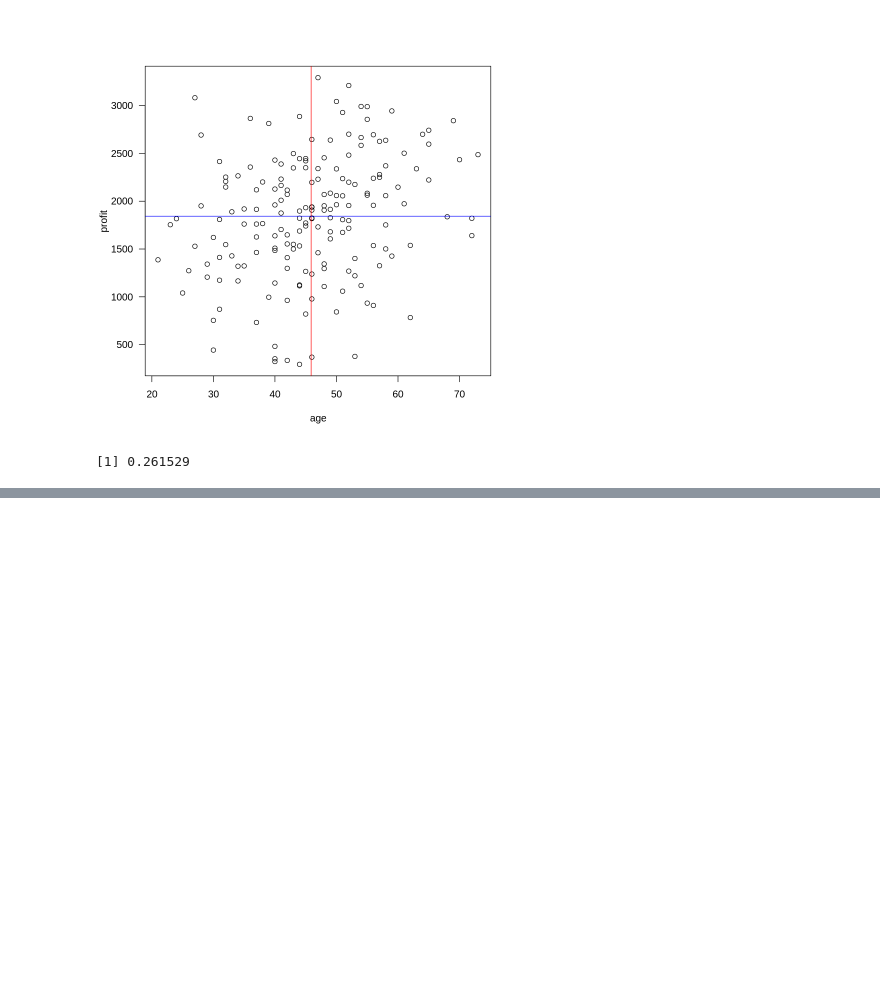
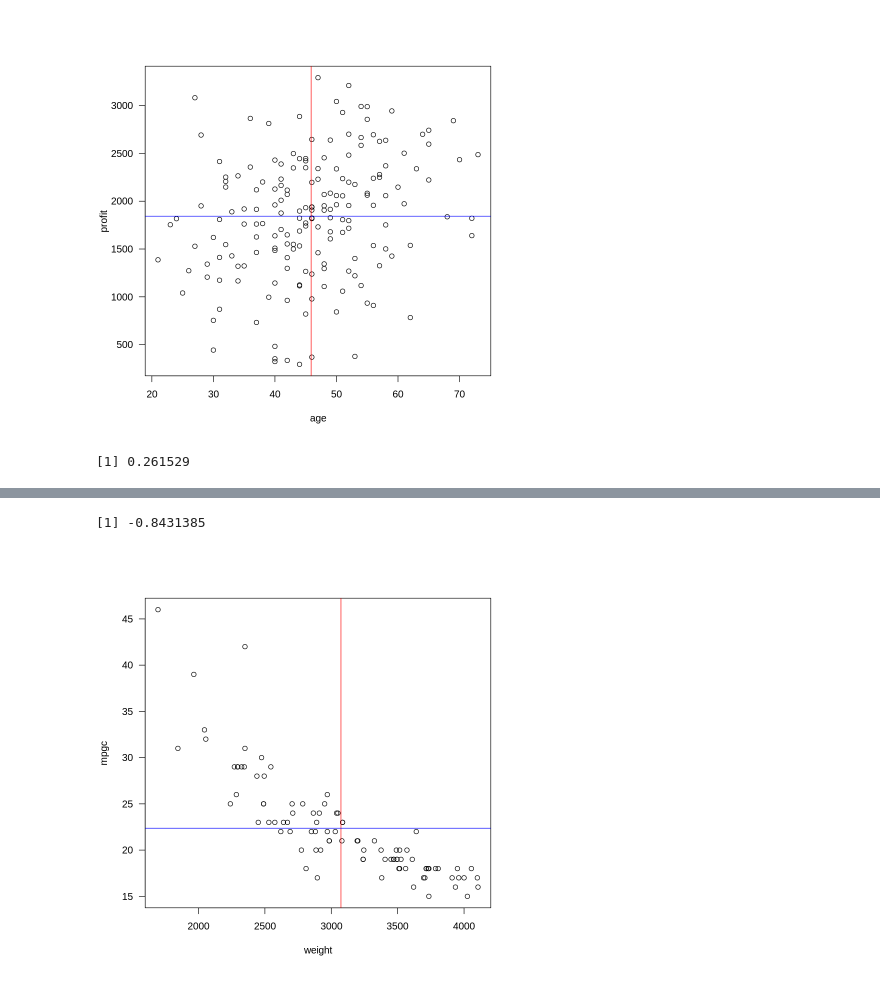
Before and after one commit to LesNEIGE/r_stastics, a Jupyter notebook: 15correlation.ipynb, the cells around one changed output, grey strips where cells are left out. Saved outputs shown, nothing was run; the diff lists cells and outputs as text; code cells hidden in the pictures; blank space fills up the shorter version.

```diff
--- a/15correlation.ipynb
+++ b/15correlation.ipynb
@@ -70,0 +149,8 @@ cor(age, profit)
+# %%
+plot(weight, mpgc , las =1)
+abline(v=mean(weight), col = 'red')
+abline(h=mean(mpgc), col = 'blue')
+cor(weight, mpgc)
+# %% [output]
+[1] -0.8431385
+[figure, added]
```
Also changed, not shown: parts of 20 cells of this notebook.
